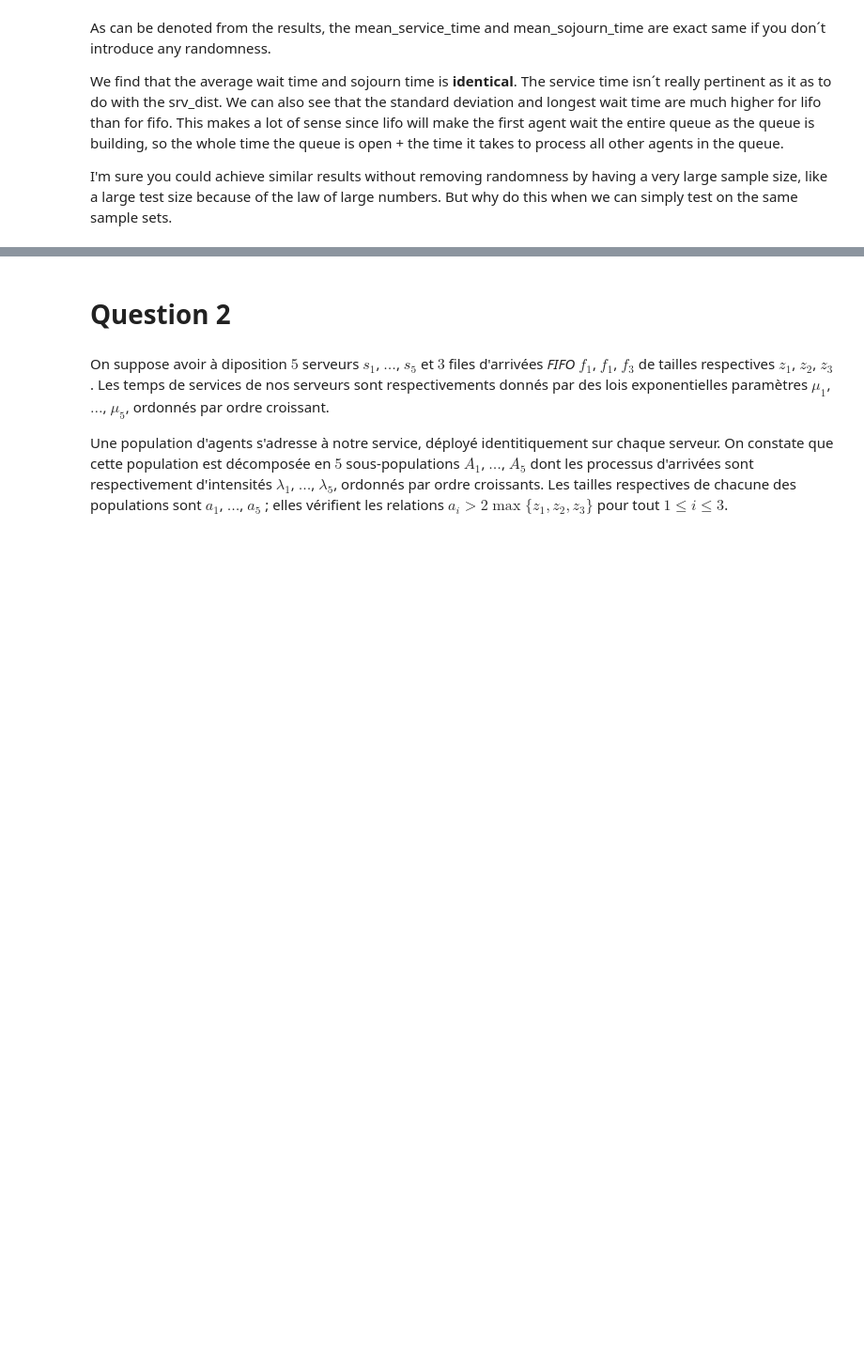
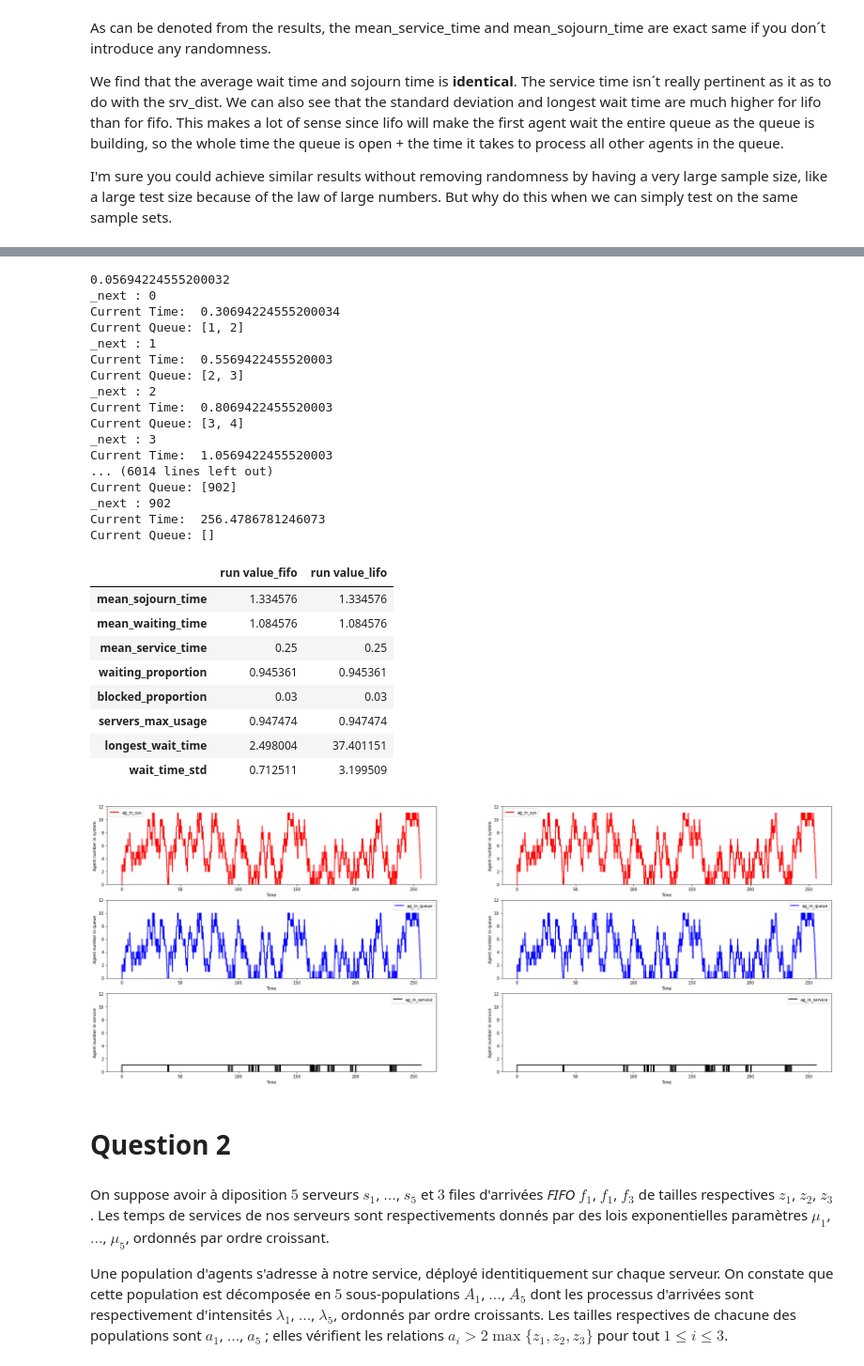
Before and after one commit to TALLEC-Scott/ero2, a Jupyter notebook: Analyse et dimensionnement - Enonce.ipynb, the cells around one changed output, grey strips where cells are left out. Shown at 94% size. Cells and saved outputs as stored; diff of their text form; code cells hidden in the pictures; blank space fills up the shorter version.

Commit message:
feat: add simulate

```diff
--- a/Analyse et dimensionnement - Enonce.ipynb
+++ b/Analyse et dimensionnement - Enonce.ipynb
@@ -352,7 +352,21 @@ def simulate(srv_nb, queue_size, test_size, seed, arrival_speed: float, srv_spee
     mm1_fifo_bench, mm1_fifo_stats = mm1_fifo.timeline()
     mm1_lifo_bench, mm1_lifo_stats = mm1_lifo.timeline()
 
-    mm1_fifo_stats.join(mm1_lifo_stats, lsuffix="_fifo", rsuffix="_lifo")
+    display(mm1_fifo_stats.join(mm1_lifo_stats, lsuffix="_fifo", rsuffix="_lifo"))
+
+    fig, axes = plt.subplots(3, 2, figsize=(32, 12))
+    counts = ['ag_in_sys','ag_in_queue','ag_in_service']
+    labels = ['system', 'queue', 'service']
+    colors = ['red', 'blue', 'black']
+
+    for i in range(3):
+        mm1_fifo_bench.plot(y= counts[i],
+                       use_index=True, ax=axes[i,0], linewidth=2,drawstyle='steps-mid', color=f'{colors[i]}',
+                       ylabel=f'Agent number in {labels[i]}', xlabel='Time', ylim=[0,max(mm1_fifo_bench['ag_in_sys']+1)])
+
+        mm1_lifo_bench.plot(y= counts[i],
+                       use_index=True, ax=axes[i,1], linewidth=2,drawstyle='steps-mid', color=f'{colors[i]}',
+                       ylabel=f'Agent number in {labels[i]}', xlabel='Time', ylim=[0,max(mm1_lifo_bench['ag_in_sys']+1)])
 # %%
 rng = np.random.default_rng(seed=42)
 # %%
@@ -446,3 +460,36 @@ for i in range(3):
+# %%
+#signature : simulate(srv_nb, queue_size, test_size, seed, arrival_speed: float, srv_speed: float):
+
+
+simulate(1, 10, 1000, 42, 1./4., 1./4)
+# %% [output]
+0.05694224555200032
+_next : 0
+Current Time:  0.30694224555200034
+Current Queue: [1, 2]
+_next : 1
+Current Time:  0.5569422455520003
+Current Queue: [2, 3]
+_next : 2
+Current Time:  0.8069422455520003
+Current Queue: [3, 4]
+_next : 3
+Current Time:  1.0569422455520003
+... (6014 lines left out)
+Current Queue: [902]
+_next : 902
+Current Time:  256.4786781246073
+Current Queue: []
+|  | run value_fifo | run value_lifo |
+| mean_sojourn_time | 1.334576 | 1.334576 |
+| mean_waiting_time | 1.084576 | 1.084576 |
+| mean_service_time | 0.25 | 0.25 |
+| waiting_proportion | 0.945361 | 0.945361 |
+| blocked_proportion | 0.03 | 0.03 |
+| servers_max_usage | 0.947474 | 0.947474 |
+| longest_wait_time | 2.498004 | 37.401151 |
+| wait_time_std | 0.712511 | 3.199509 |
+[figure, added]
 # %% [markdown]
 # Question 2
 # %% [markdown]
```
Also changed, not shown: parts of 3 cells of this notebook.
